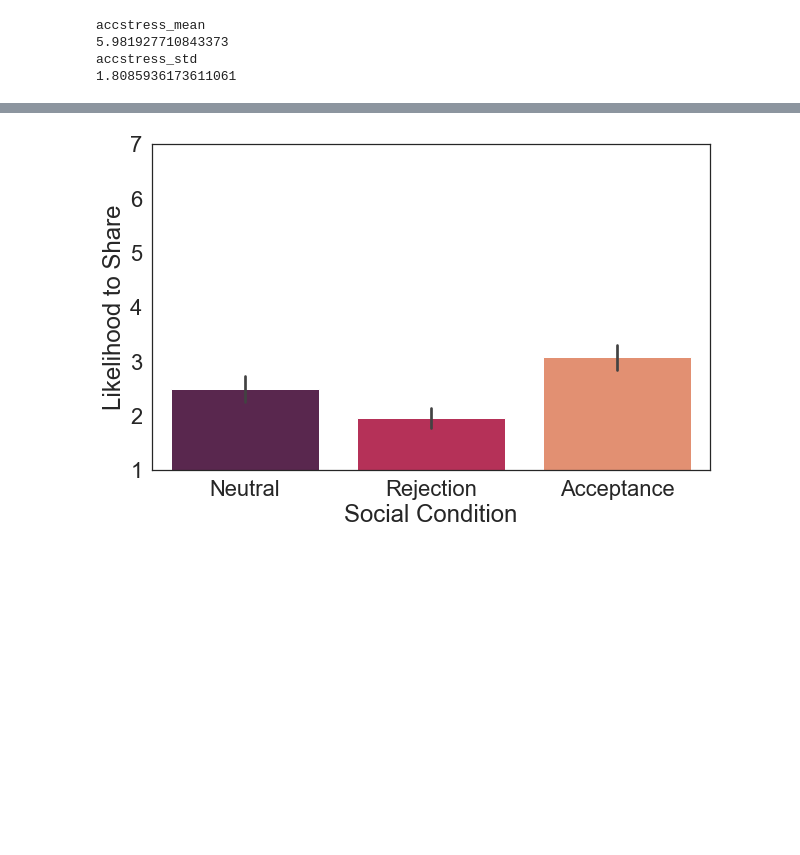
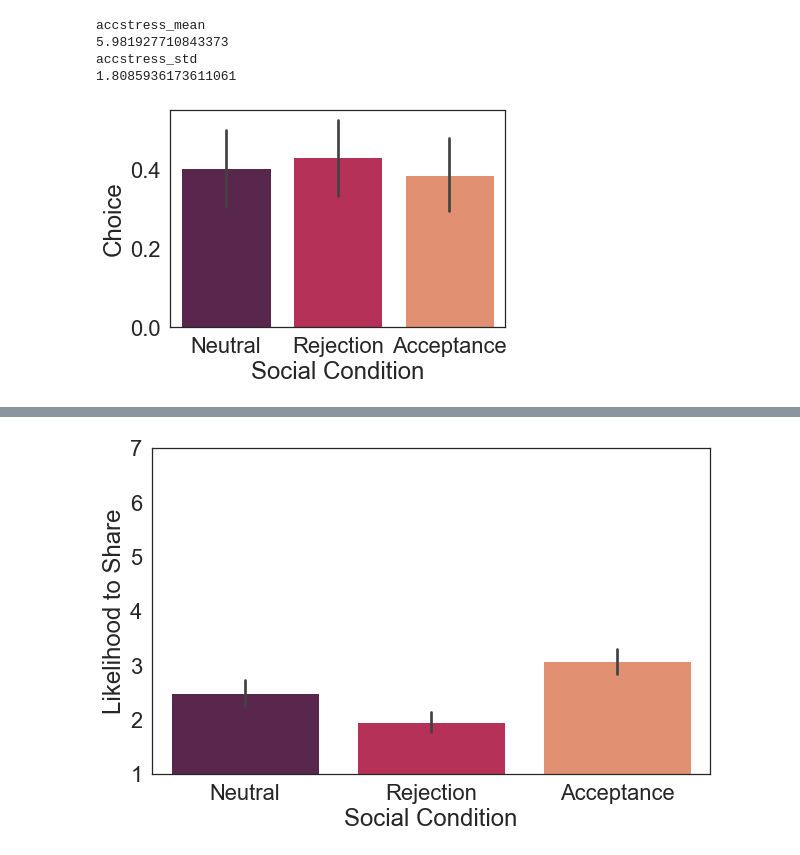
Before and after one commit to fareri-lab/Rejection_Choice, a Jupyter notebook: RMAnova w Pingouin_8.14.23.ipynb, the cells around one changed output, grey strips where cells are left out. Cells and saved outputs as stored; diff of their text form; code cells hidden in the pictures; blank space fills up the shorter version.

```diff
--- a/RMAnova w Pingouin_8.14.23.ipynb
+++ b/RMAnova w Pingouin_8.14.23.ipynb
@@ -1642,11 +1720,13 @@ accstress_std
 # %%
 #sns.set(font_scale=2)
 #plt.figure(figsize=(10,6))
-#choiceplot = sns.barplot(x='Social Condition', y='Choice', palette='rocket',data= plottingdata,errorbar=('ci', 68))
+choiceplot = sns.barplot(x='Social Condition', y='Choice', palette='rocket',data= plottingdata)#,errorbar=('ci', 68))
 #choiceplot.set_ylabel('Self Choice %')
 #sns.set_style('white')
 #choiceplot.set_ylim(0,1)
 #choiceplot.figure.savefig('ANOVA_choiceplot.png',bbox_inches='tight')
+# %% [output]
+[figure, added]
 # %%
 #sns.set(font_scale=2)
 #plt.figure(figsize=(10,6))
```
Also changed, not shown: parts of 39 cells of this notebook, 35 other files.
